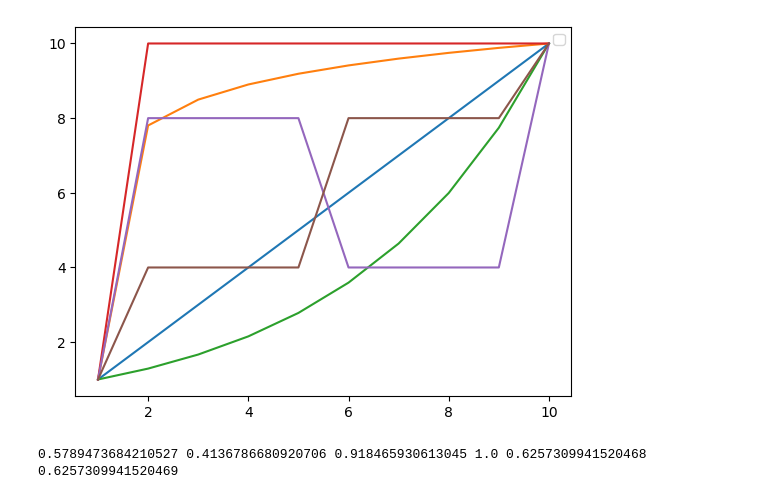
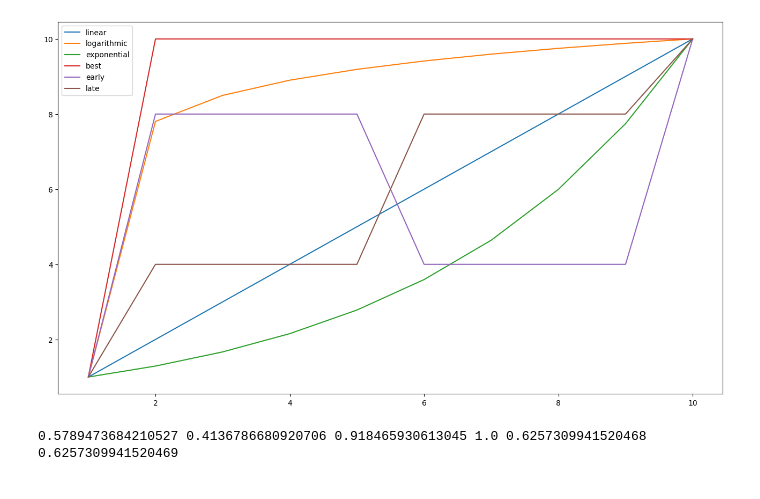
Before and after one commit to csebastiao/orderbike, a Jupyter notebook: notebooks/test_auc.ipynb, the cells around one changed output. Cells and saved outputs as stored; diff of their text form; code cells hidden in the pictures.

```diff
--- a/notebooks/test_auc.ipynb
+++ b/notebooks/test_auc.ipynb
@@ -15,17 +15,17 @@ best = [1, 10, 10, 10, 10, 10, 10, 10, 10, 10]
 early = [1, 8, 8, 8, 8, 4, 4, 4, 4, 10]
 late = [1, 4, 4, 4, 4, 8, 8, 8, 8, 10]
 # %%
-fig, ax = plt.subplots()
-ax.plot(xx, linear)
-ax.plot(xx, logarithmic)
-ax.plot(xx, exponential)
-ax.plot(xx, best)
-ax.plot(xx, early)
-ax.plot(xx, late)
+fig, ax = plt.subplots(figsize=(16, 9))
+ax.plot(xx, linear, label="linear")
+ax.plot(xx, logarithmic, label="logarithmic")
+ax.plot(xx, exponential, label="exponential")
+ax.plot(xx, best, label="best")
+ax.plot(xx, early, label="early")
+ax.plot(xx, late, label="late")
 plt.legend()
 plt.show()
 # %% [output]
-[figure, old version]
+[figure, new version]
 # %%
 lin_auc = get_auc(xx, linear, normalize_y=True, zero_yaxis=True, exp_discounting=False)
 log_auc = get_auc(
```
Also changed, not shown: 17 other files.
